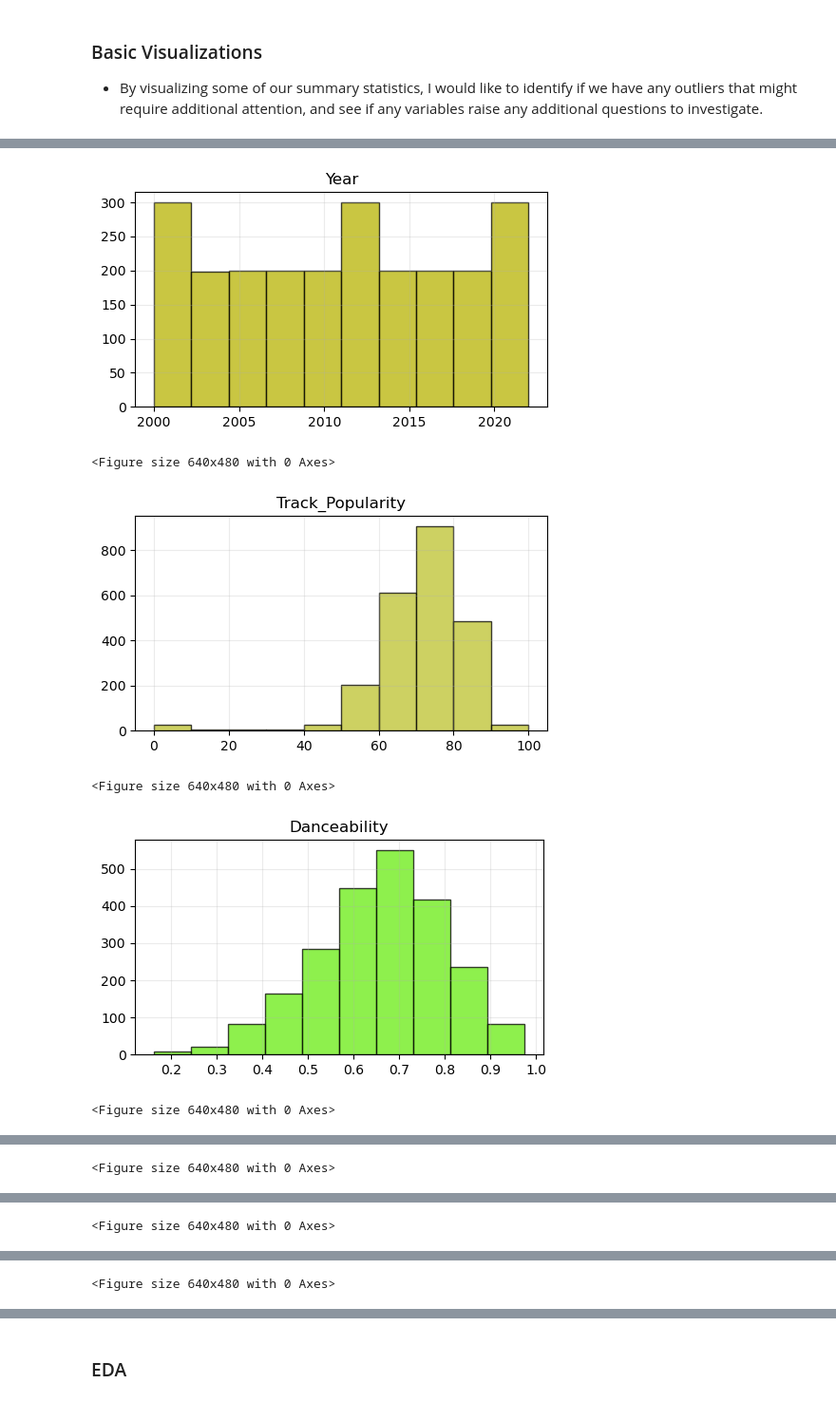
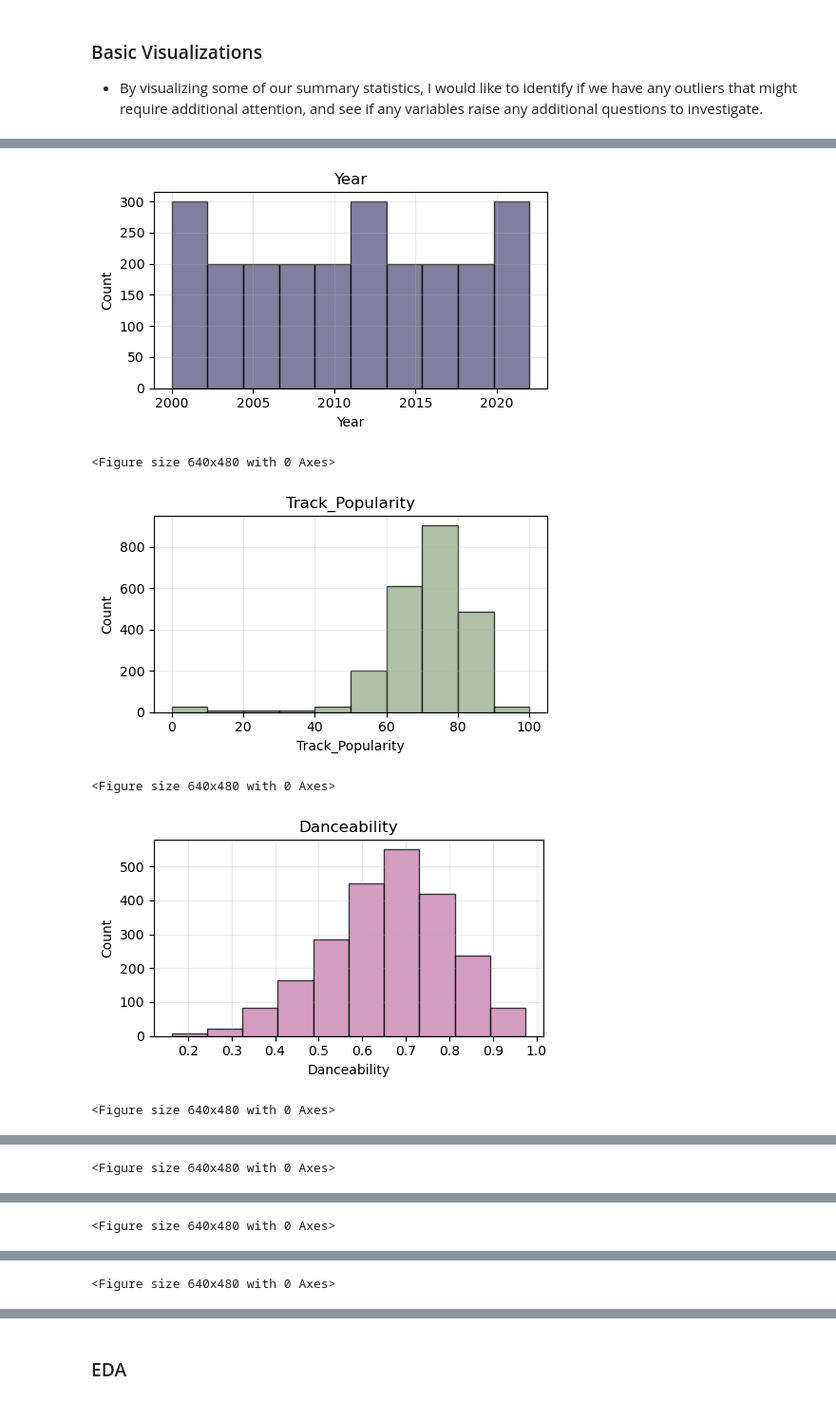
Before and after one commit to BJohanski/Spotify-Track-Analysis-2023, a Jupyter notebook: Spotify-Data-Analysis.ipynb, the cells around one changed output, grey strips where cells are left out. Shown at 95% size. Drawn from its saved outputs; the diff is of its cells as text; code cells hidden in the pictures.

```diff
--- a/Spotify-Data-Analysis.ipynb
+++ b/Spotify-Data-Analysis.ipynb
@@ -146,7 +146,7 @@ null_tempo_row = spotify_data[spotify_data['tempo'].isnull()]
 null_tempo_row
 
 # Above I confirmed that the NA values belong to one entry. For that reason, I will be dropping that entry.
-# spotify_data = spotify_data.drop(447)
+spotify_data = spotify_data.drop(447)
 
 # Confirming that the row is gone.
 spotify_data.iloc[[447]]
@@ -208,36 +212,35 @@ outlier_boxplot_check(spotify_data, vars_boxplots)
 # %%
 # Creating histograms for each variable
 
 # Begin with listing out variables to plot in hist model
 vars_for_hists = ['year','track_popularity','danceability','energy','key','loudness',\
                  'speechiness','acousticness', 'instrumentalness','liveness','valence','tempo','duration_ms']
-
-
-
 
 #Creating function for creating a historgram for each variable identified
 def hist_builder(df, columns):
     # Random colors for hists, because they're pretty
     r = lambda: random.randint(0,255)
 
     # Looping through to create a hist for each desired variable
     for i in range(len(vars_boxplots)):
         random_color = ('#%02X%02X%02X' % (r(),r(),r()))
         current_col = df[columns[i]]
         plt.figure(figsize=(5,3))
         ax = plt.subplot()
         ax.grid(True, alpha=0.25)
+        plt.ylabel('Count')
+        plt.xlabel(vars_for_hists[i].title())
         plt.hist(current_col, alpha = 0.75, color=random_color, edgecolor='black')
         plt.title('{}'.format(columns[i]).title())
         plt.tight_layout()
         plt.show()
         plt.clf()
 
 hist_builder(spotify_data, vars_for_hists)
 # %% [output]
-[figure, old version]
+[figure, new version]
 <Figure size 640x480 with 0 Axes>
-[figure, old version]
+[figure, new version]
 <Figure size 640x480 with 0 Axes>
-[figure, old version]
+[figure, new version]
 <Figure size 640x480 with 0 Axes>
```
Also changed, not shown: parts of 15 cells of this notebook.
